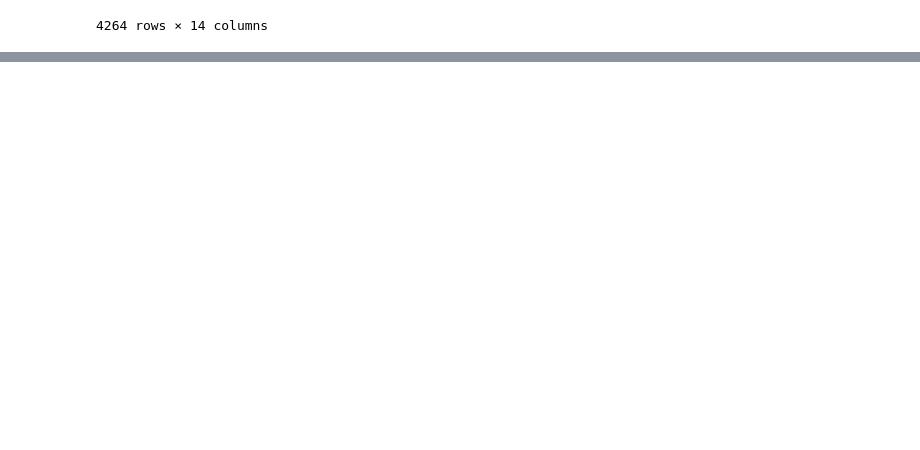
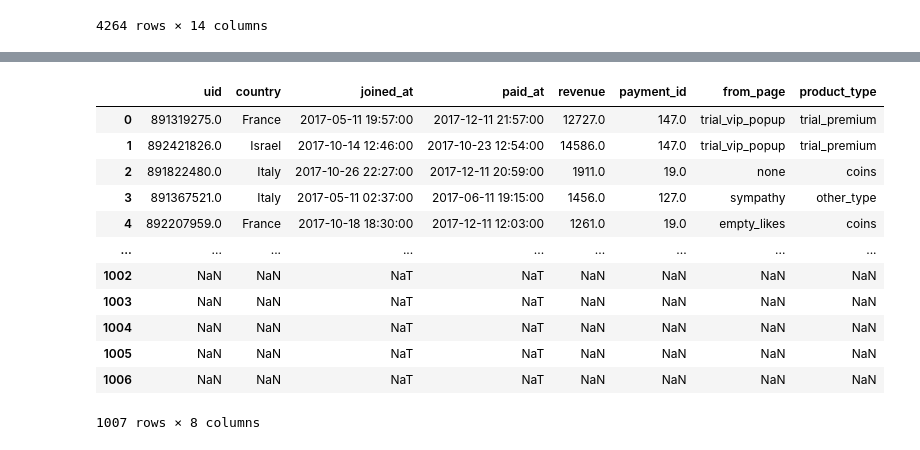
Before and after one commit to Ed-Tari/AB_test_project_2, a Jupyter notebook: pet_2.ipynb, the cells around one changed output, grey strips where cells are left out. Cells and saved outputs as stored; diff of their text form; code cells hidden in the pictures; blank space fills up the shorter version.

```diff
--- a/pet_2.ipynb
+++ b/pet_2.ipynb
@@ -144,4 +144,21 @@ transactions_test.head(3)
 | 0 | 891345942 | Italy | 2017-05-11 13:00:00 | 2017-11-13 15:04:00 | 12909 | 147 | trial_vip_popup | trial_premium |
 | 1 | 892054251 | United States of America | 2017-10-22 00:33:00 | 2017-10-30 01:37:00 | 13923 | 147 | trial_vip_popup | trial_premium |
 | 2 | 892236423 | United States of America | 2017-10-18 01:09:00 | 2017-10-23 00:15:00 | 3783 | 67 | menu | other_type |
+# %%
+transactions_control_1 = pd.read_csv('./transactions_control_1.csv', sep=';')
+transactions_control_1
+# %% [output]
+|  | uid | country | joined_at | paid_at | revenue | payment_id | from_page | product_type |
+| 0 | 891319275.0 | France | 2017-05-11 19:57:00 | 2017-12-11 21:57:00 | 12727.0 | 147.0 | trial_vip_popup | trial_premium |
+| 1 | 892421826.0 | Israel | 2017-10-14 12:46:00 | 2017-10-23 12:54:00 | 14586.0 | 147.0 | trial_vip_popup | trial_premium |
+| 2 | 891822480.0 | Italy | 2017-10-26 22:27:00 | 2017-12-11 20:59:00 | 1911.0 | 19.0 | none | coins |
+| 3 | 891367521.0 | Italy | 2017-05-11 02:37:00 | 2017-06-11 19:15:00 | 1456.0 | 127.0 | sympathy | other_type |
+| 4 | 892207959.0 | France | 2017-10-18 18:30:00 | 2017-12-11 12:03:00 | 1261.0 | 19.0 | empty_likes | coins |
+| ... | ... | ... | ... | ... | ... | ... | ... | ... |
+| 1002 | NaN | NaN | NaT | NaT | NaN | NaN | NaN | NaN |
+| 1003 | NaN | NaN | NaT | NaT | NaN | NaN | NaN | NaN |
+| 1004 | NaN | NaN | NaT | NaT | NaN | NaN | NaN | NaN |
+| 1005 | NaN | NaN | NaT | NaT | NaN | NaN | NaN | NaN |
+| 1006 | NaN | NaN | NaT | NaT | NaN | NaN | NaN | NaN |
+1007 rows × 8 columns
 # %%
```
Also changed, not shown: parts of 1 cell of this notebook.
